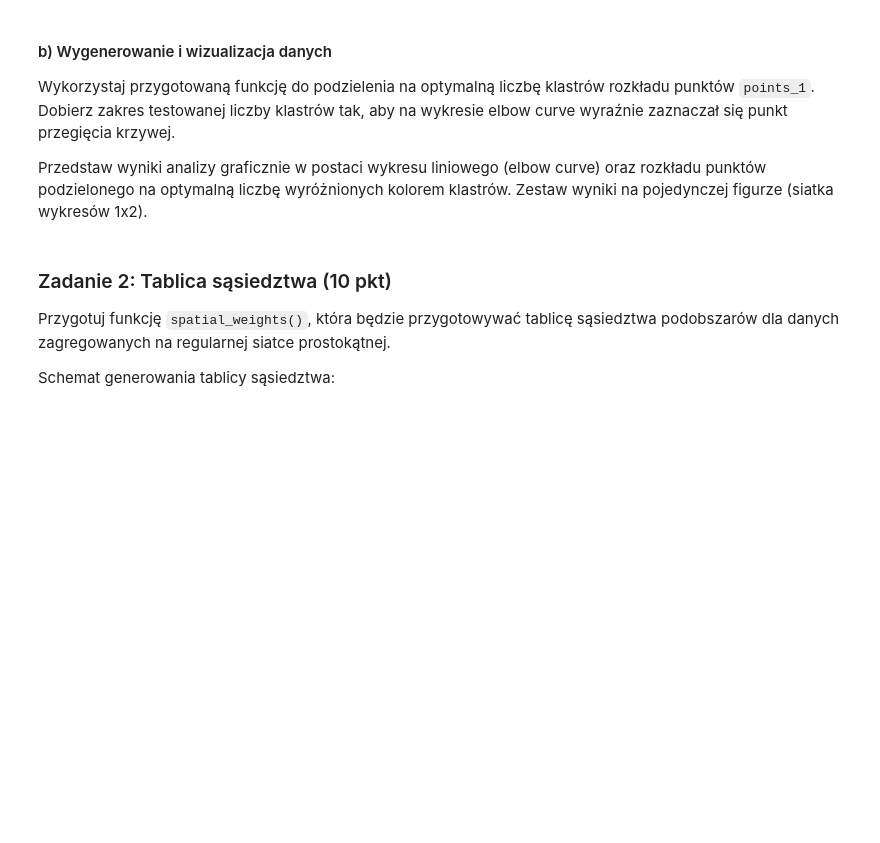
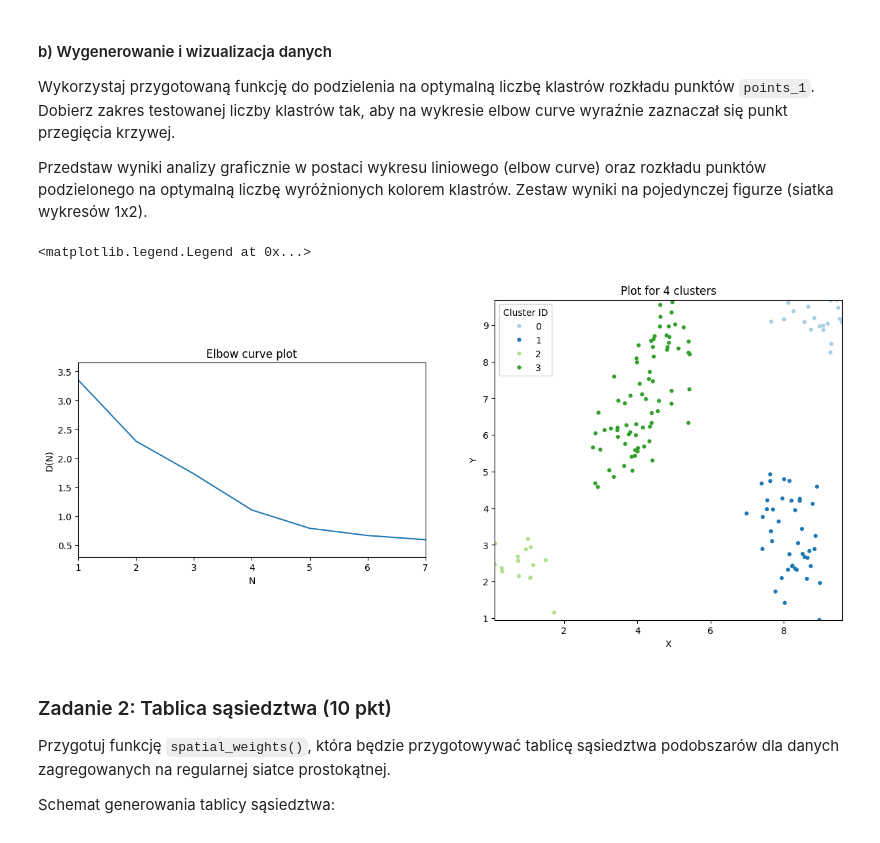
Before and after one commit to zuzannabrauer/spatialDataAnalysis, a Jupyter notebook: ZZ06.ipynb, the cells around one changed output. Saved outputs shown, nothing was run; the diff lists cells and outputs as text; code cells hidden in the pictures; blank space fills up the shorter version.

```diff
--- a/ZZ06.ipynb
+++ b/ZZ06.ipynb
@@ -105,8 +109,14 @@ def k_means_elbow_curve_test(points, number_of_clusters):
         - "N" - liczba klastrów,
         - "D(N)" - średnia odległość punktów od centrów klastrów, do których zostały przypisane.
     """
-    # YOUR CODE HERE
-    raise NotImplementedError()
+    clusters = points.copy()
+    elbow_curve= pd.DataFrame({"N":range(number_of_clusters[0], number_of_clusters[1]+1), "D(N)":[0]*(number_of_clusters[1]-number_of_clusters[0]+1)})
+    for num in range(number_of_clusters[0], number_of_clusters[1]+1):
+        kmeans=KMeans(n_clusters=num).fit(points)
+        clusters[str(num)]=kmeans.labels_
+        distances = np.min(kmeans.transform(points), axis=1)
+        elbow_curve["D(N)"][num-number_of_clusters[0]]=np.mean(distances)
+    return clusters, elbow_curve
 # %%
 # Komórka testowa
 test_clusters, test_curve = k_means_elbow_curve_test(test_data_1, [5,10])
@@ -129,8 +139,28 @@ Wykorzystaj przygotowaną funkcję do podzielenia na optymalną liczbę klastró
 
 Przedstaw wyniki analizy graficznie w postaci wykresu liniowego (elbow curve) oraz rozkładu punktów podzielonego na optymalną liczbę wyróżnionych kolorem klastrów. Zestaw wyniki na pojedynczej figurze (siatka wykresów 1x2).
 # %%
-# YOUR CODE HERE
-raise NotImplementedError()
+clusters, curve = k_means_elbow_curve_test(points_1, [1,7])
+
+figure,axes = plt.subplots(1,2,figsize=(15,10))
+axes[0].axis("square")
+axes[0].set_title("Elbow curve plot")
+axes[0].set_xlim(1,7)
+axes[0].set_ylim(np.min(curve["D(N)"])-0.3,np.max(curve["D(N)"])+0.3)
+axes[0].set_xlabel("N")
+axes[0].set_ylabel("D(N)")
+axes[0].plot(curve["N"], curve["D(N)"])
+
+axes[1].axis("square")
+axes[1].set_title("Plot for 4 clusters")
+axes[1].set_xlim(np.min(clusters["X"]),np.max(clusters["X"]))
+axes[1].set_ylim(np.min(clusters["Y"]),np.max(clusters["Y"]))
+axes[1].set_xlabel("X")
+axes[1].set_ylabel("Y")
+sns.scatterplot(clusters, x="X", y="Y", hue =clusters["4"], palette="Paired", ax=axes[1], s=20, linewidth=0)
+plt.legend(title='Cluster ID')
+# %% [output]
+<matplotlib.legend.Legend at 0x...>
+[figure, added]
 # %% [markdown]
 ### Zadanie 2: Tablica sąsiedztwa (10 pkt)
 
```
Also changed, not shown: parts of 4 cells of this notebook.
